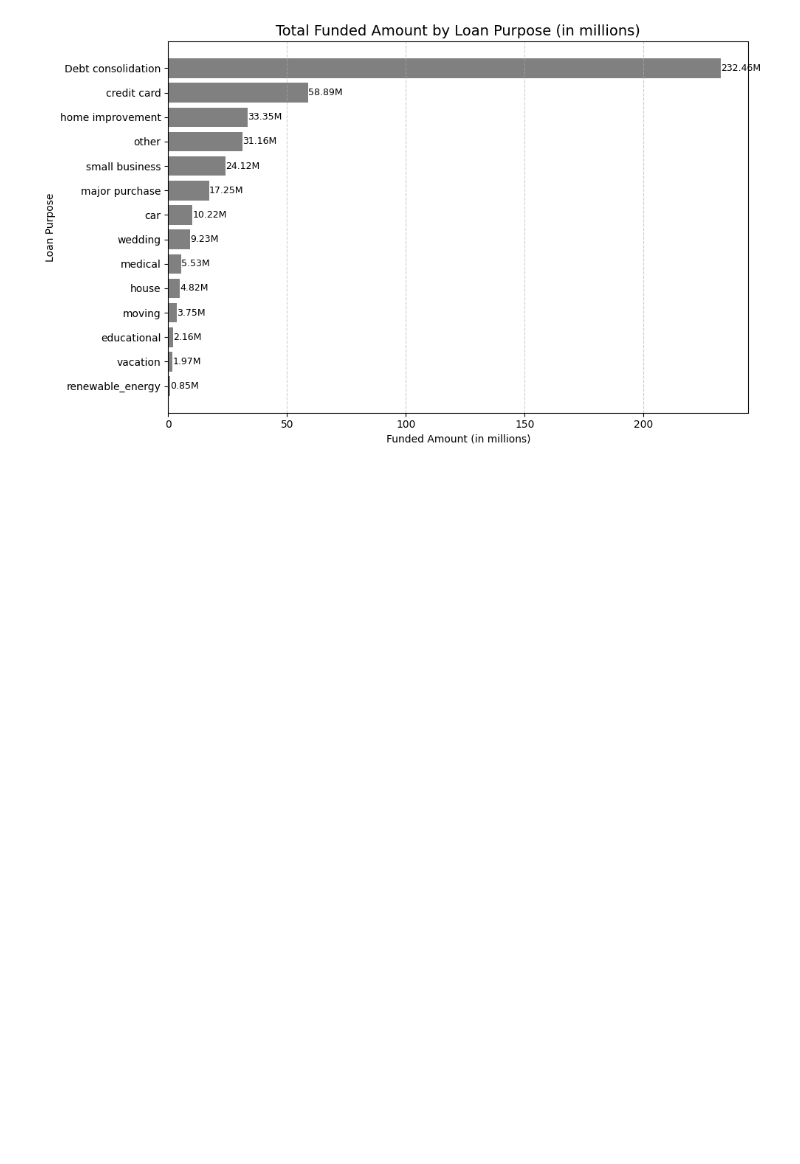
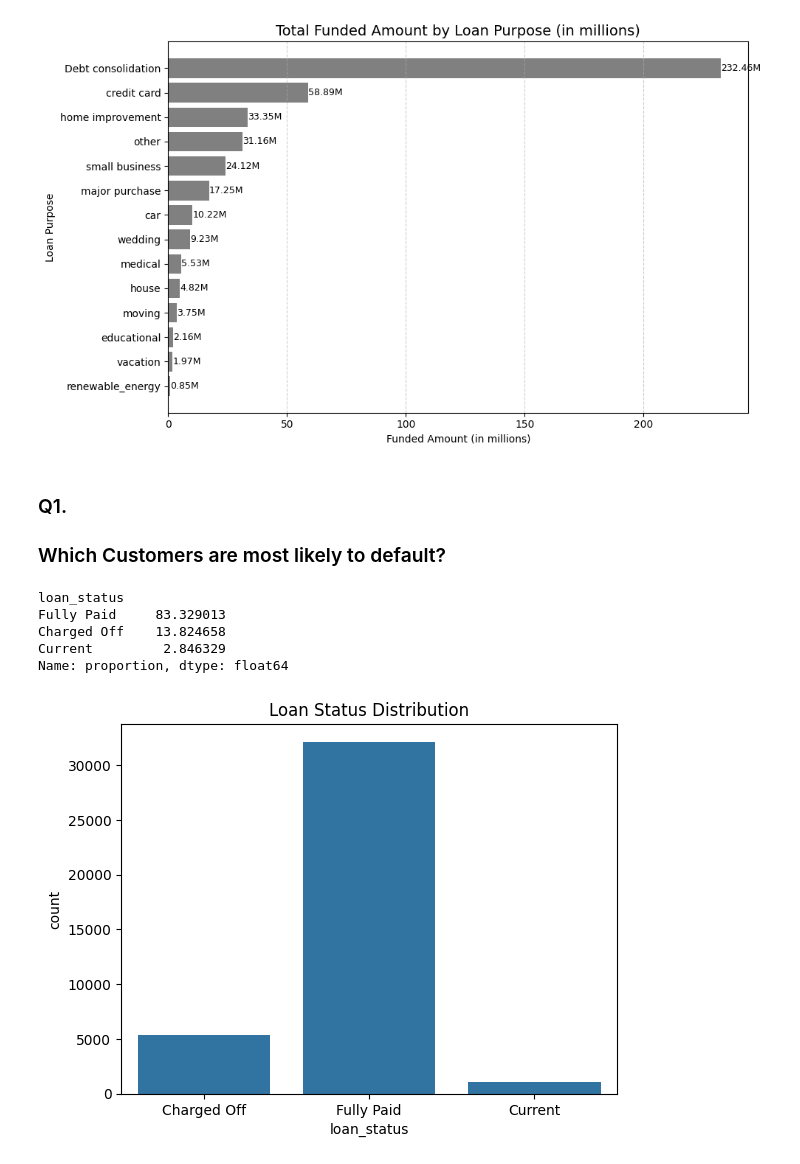
Before and after one commit to imaliakarim/Bank-Loan-Analysis, a Jupyter notebook: bankanalysis.ipynb, the cells around one changed output. Drawn from its saved outputs; the diff is of its cells as text; code cells hidden in the pictures; blank space fills up the shorter version.

Commit message:
C:/Users/ALIA/Downloads/Bank-Loan-Analysis

```diff
--- a/bankanalysis.ipynb
+++ b/bankanalysis.ipynb
@@ -280,3 +280,23 @@ plt.tight_layout()
 plt.show()
 # %% [output]
 [figure]
+# %% [markdown]
+
+### Q1.
+### Which Customers are most likely to default?
+# %%
+# Shows percentage of defaults vs fully paid loans.
+default_rate = df['loan_status'].value_counts(normalize=True)*100
+print(default_rate)
+# %% [output]
+loan_status
+Fully Paid     83.329013
+Charged Off    13.824658
+Current         2.846329
+Name: proportion, dtype: float64
+# %%
+sns.countplot(x='loan_status', data=df)
+plt.title("Loan Status Distribution")
+plt.show()
+# %% [output]
+[figure, added]
```
Also changed, not shown: parts of 9 cells of this notebook.
